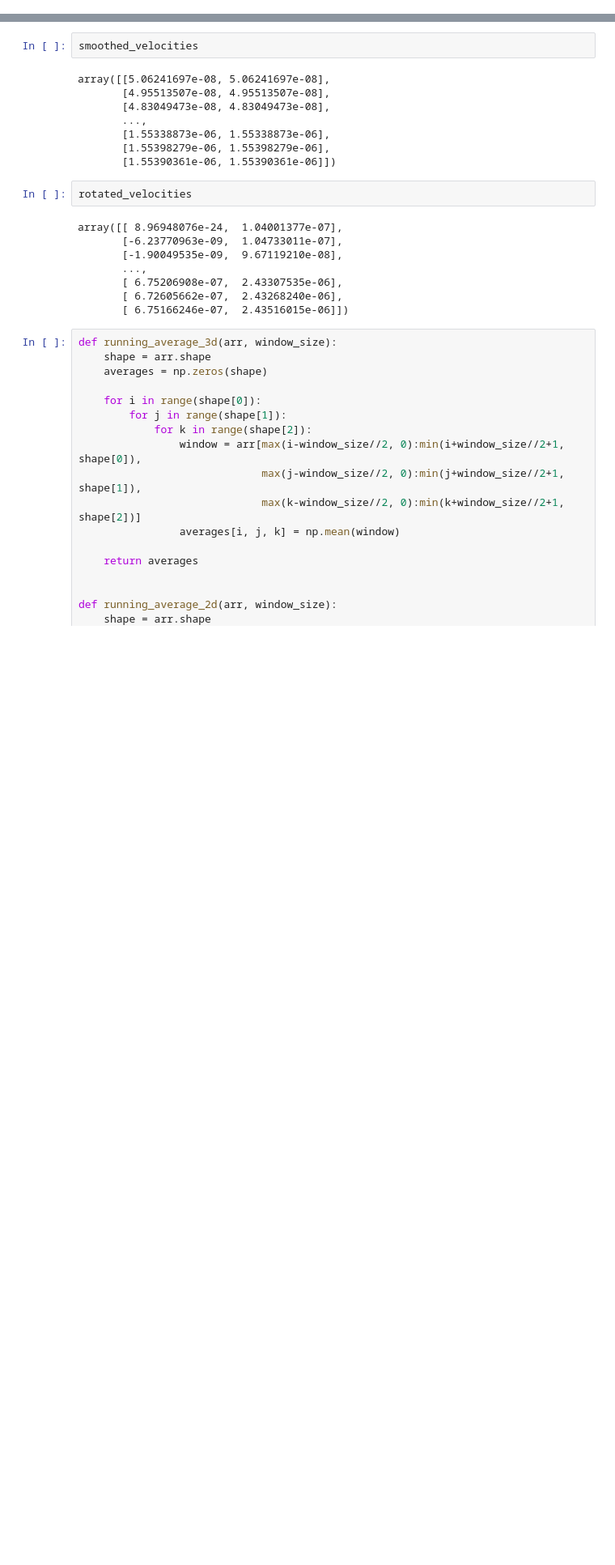
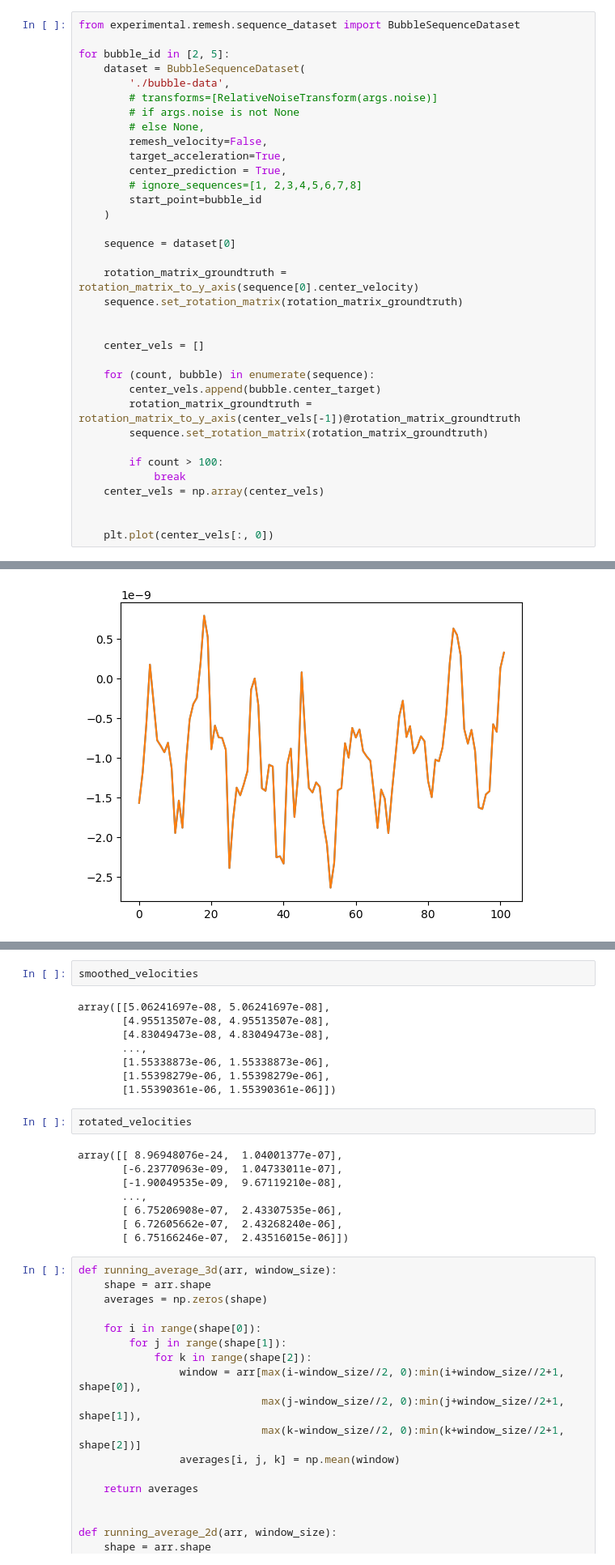
Before and after one commit to tteulings/thesis, a Jupyter notebook: analyze_bubbles.ipynb, the cells around one changed output, grey strips where cells are left out. Shown at 81% size. Saved outputs shown, nothing was run; the diff lists cells and outputs as text; blank space fills up the shorter version.

```diff
--- a/analyze_bubbles.ipynb
+++ b/analyze_bubbles.ipynb
@@ -175,0 +292,36 @@ NameError: name 'asizeof' is not defined
+# %%
+from experimental.remesh.sequence_dataset import BubbleSequenceDataset
+
+for bubble_id in [2, 5]:
+    dataset = BubbleSequenceDataset(
+        './bubble-data',
+        # transforms=[RelativeNoiseTransform(args.noise)]
+        # if args.noise is not None
+        # else None,
+        remesh_velocity=False,
+        target_acceleration=True,
+        center_prediction = True,
+        # ignore_sequences=[1, 2,3,4,5,6,7,8]
+        start_point=bubble_id
+    )
+
+    sequence = dataset[0]
+
+    rotation_matrix_groundtruth = rotation_matrix_to_y_axis(sequence[0].center_velocity)
+    sequence.set_rotation_matrix(rotation_matrix_groundtruth)
+
+
+    center_vels = []
+
+    for (count, bubble) in enumerate(sequence):
+        center_vels.append(bubble.center_target)
+        rotation_matrix_groundtruth = rotation_matrix_to_y_axis(center_vels[-1])@rotation_matrix_groundtruth
+        sequence.set_rotation_matrix(rotation_matrix_groundtruth)
+
+        if count > 100:
+            break
+    center_vels = np.array(center_vels)
+
+
+    plt.plot(center_vels[:, 0])
+# %% [output]
@@ -175,0 +345 @@ NameError: name 'asizeof' is not defined
+[figure, added]
```
Also changed, not shown: parts of 24 cells of this notebook, 20 other files.
